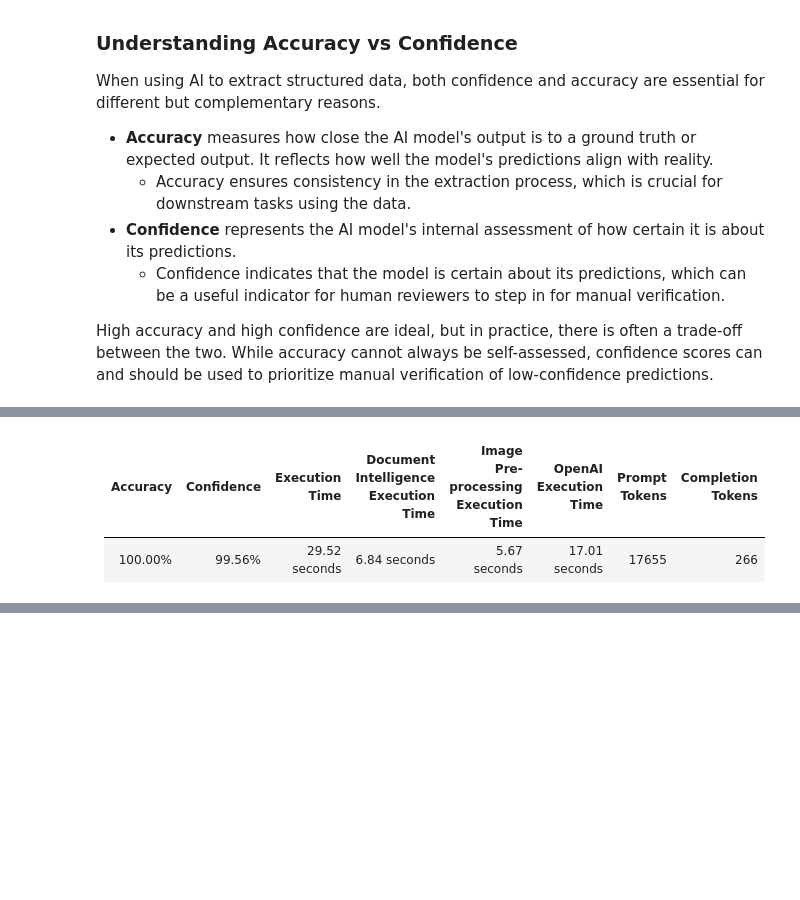
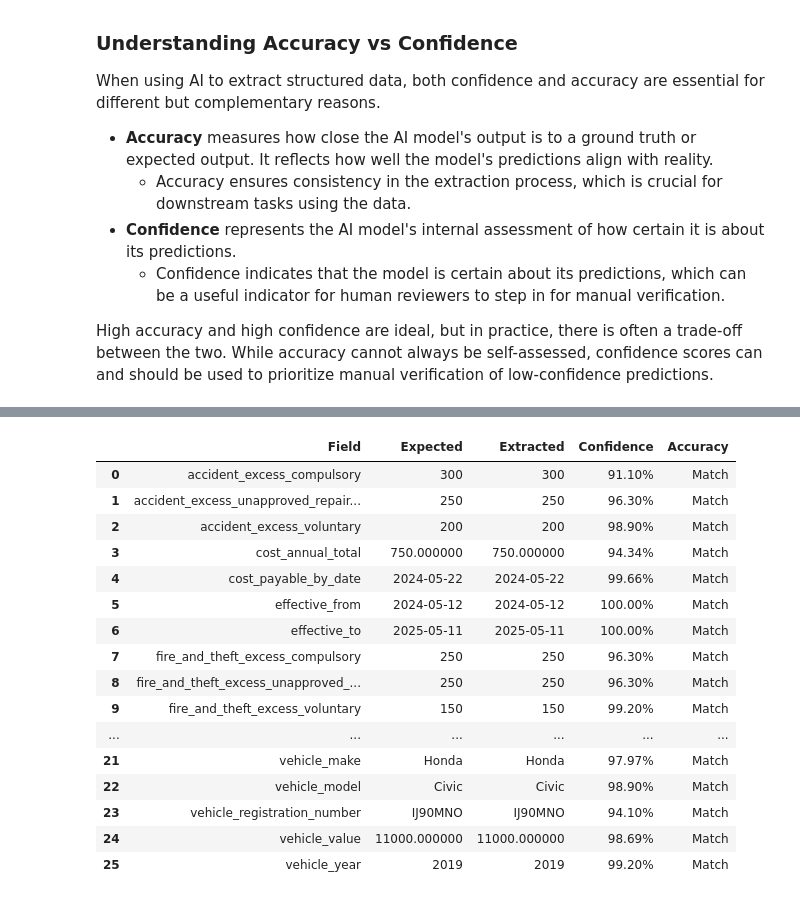
Before and after one commit to Azure-Samples/azure-ai-document-processing-samples, a Jupyter notebook: samples/extraction/vision-based/comprehensive.ipynb, the cells around one changed output, grey strips where cells are left out. Cells and saved outputs as stored; diff of their text form; code cells hidden in the pictures; blank space fills up the shorter version.

Commit message:
Update comprehensive vision-based extraction sample with dynamic sample loading

```diff
--- a/samples/extraction/vision-based/comprehensive.ipynb
+++ b/samples/extraction/vision-based/comprehensive.ipynb
@@ -94,7 +96,7 @@ openai_token_provider = get_bearer_token_provider(credential, 'https://cognitive
 openai_client = AzureOpenAI(
     azure_endpoint=settings.openai_endpoint,
     azure_ad_token_provider=openai_token_provider,
-    api_version="2024-08-01-preview" # Requires the latest API version for structured outputs.
+    api_version="2024-10-01-preview" # Requires the latest API version for structured outputs.
 )
 
 document_intelligence_client = DocumentIntelligenceClient(
@@ -316,0 +323,9 @@ You'll find your new documents in the app or MyAccount.
+# %%
+# Determines the accuracy of the extracted data against the expected values.
+accuracy = insurance_policy_evaluator.evaluate(expected=expected_dict, actual=insurance_policy_dict)
+# %%
+# Determines the confidence of the extracted data using both the OpenAI and Azure Document Intelligence responses.
+di_confidence = di_evaluate_confidence(insurance_policy_dict, result)
+oai_confidence = oai_evaluate_confidence(insurance_policy_dict, completion.choices[0])
+
+confidence = merge_confidence_values(di_confidence, oai_confidence)
@@ -317,29 +339,10 @@ You'll find your new documents in the app or MyAccount.
+# %%
+# Save the output of the data extraction result.
+extraction_result = DataExtractionResult(insurance_policy_dict, confidence, accuracy, prompt_tokens, completion_tokens, total_elapsed)
+
+with open(f"{working_dir}/samples/extraction/vision-based/comprehensive.{pdf_fname}.json", "w") as f:
+    f.write(extraction_result.to_json(indent=4))
 # %%
-# Gets the parsed VehicleInsurancePolicy object from the completion response.
-insurance_policy = completion.choices[0].message.parsed
-
-# Determines the accuracy of the extracted data against the expected values.
-accuracy = insurance_policy_evaluator.evaluate(insurance_policy)
-
-# Determines the confidence of the extracted data using both the OpenAI and Azure Document Intelligence responses.
-di_confidence = di_evaluate_confidence(insurance_policy.to_dict(), result)
-oai_confidence = oai_evaluate_confidence(insurance_policy.to_dict(), completion.choices[0])
-
-confidence = merge_confidence_values(di_confidence, oai_confidence)
-
-# Gets the total execution time of the data extraction process.
-total_elapsed = di_stopwatch.elapsed + image_stopwatch.elapsed + oai_stopwatch.elapsed
-
-# Gets the prompt tokens and completion tokens from the completion response.
-prompt_tokens = completion.usage.prompt_tokens
-completion_tokens = completion.usage.completion_tokens
-
-# Save the output of the data extraction result.
-extraction_result = DataExtractionResult(insurance_policy.to_dict(), confidence, accuracy, prompt_tokens, completion_tokens, total_elapsed)
-
-with open(f"{working_dir}/samples/extraction/vision-based/comprehensive.{pdf_file_name}.json", "w") as f:
-    f.write(extraction_result.to_json(indent=4))
-
 # Display the outputs of the data extraction process.
 df = pd.DataFrame([
     {
@@ -354,14 +357,6 @@ df = pd.DataFrame([
     }
 ])
 
-display(Markdown(df.to_markdown(index=False, tablefmt='unsafehtml')))
-display(Markdown(extraction_comparison(expected.to_dict(), insurance_policy.to_dict(), confidence)))
+display(df)
+display(get_extraction_comparison(expected_dict, insurance_policy_dict, confidence, accuracy['accuracy']))
 # %% [output]
-<table>
-<thead>
-<tr><th>Accuracy  </th><th>Confidence  </th><th>Execution Time  </th><th>Document Intelligence Execution Time  </th><th>Image Pre-processing Execution Time  </th><th>OpenAI Execution Time  </th><th style="text-align: right;">  Prompt Tokens</th><th style="text-align: right;">  Completion Tokens</th></tr>
-</thead>
-<tbody>
-<tr><td>100.00%   </td><td>99.56%      </td><td>29.52 seconds   </td><td>6.84 seconds                          </td><td>5.67 seconds                         </td><td>17.01 seconds          </td><td style="text-align: right;">          17655</td><td style="text-align: right;">                266</td></tr>
-</tbody>
-</table>
@@ -395,0 +365,17 @@ display(Markdown(extraction_comparison(expected.to_dict(), insurance_policy.to_d
+|  | Field | Expected | Extracted | Confidence | Accuracy |
+| 0 | accident_excess_compulsory | 300 | 300 | 91.10% | Match |
+| 1 | accident_excess_unapproved_repair... | 250 | 250 | 96.30% | Match |
+| 2 | accident_excess_voluntary | 200 | 200 | 98.90% | Match |
+| 3 | cost_annual_total | 750.000000 | 750.000000 | 94.34% | Match |
+| 4 | cost_payable_by_date | 2024-05-22 | 2024-05-22 | 99.66% | Match |
+| 5 | effective_from | 2024-05-12 | 2024-05-12 | 100.00% | Match |
+| 6 | effective_to | 2025-05-11 | 2025-05-11 | 100.00% | Match |
+| 7 | fire_and_theft_excess_compulsory | 250 | 250 | 96.30% | Match |
+| 8 | fire_and_theft_excess_unapproved_... | 250 | 250 | 96.30% | Match |
+| 9 | fire_and_theft_excess_voluntary | 150 | 150 | 99.20% | Match |
+| ... | ... | ... | ... | ... | ... |
+| 21 | vehicle_make | Honda | Honda | 97.97% | Match |
+| 22 | vehicle_model | Civic | Civic | 98.90% | Match |
+| 23 | vehicle_registration_number | IJ90MNO | IJ90MNO | 94.10% | Match |
+| 24 | vehicle_value | 11000.000000 | 11000.000000 | 98.69% | Match |
+| 25 | vehicle_year | 2019 | 2019 | 99.20% | Match |
```
Also changed, not shown: parts of 15 cells of this notebook, 2 other files.
